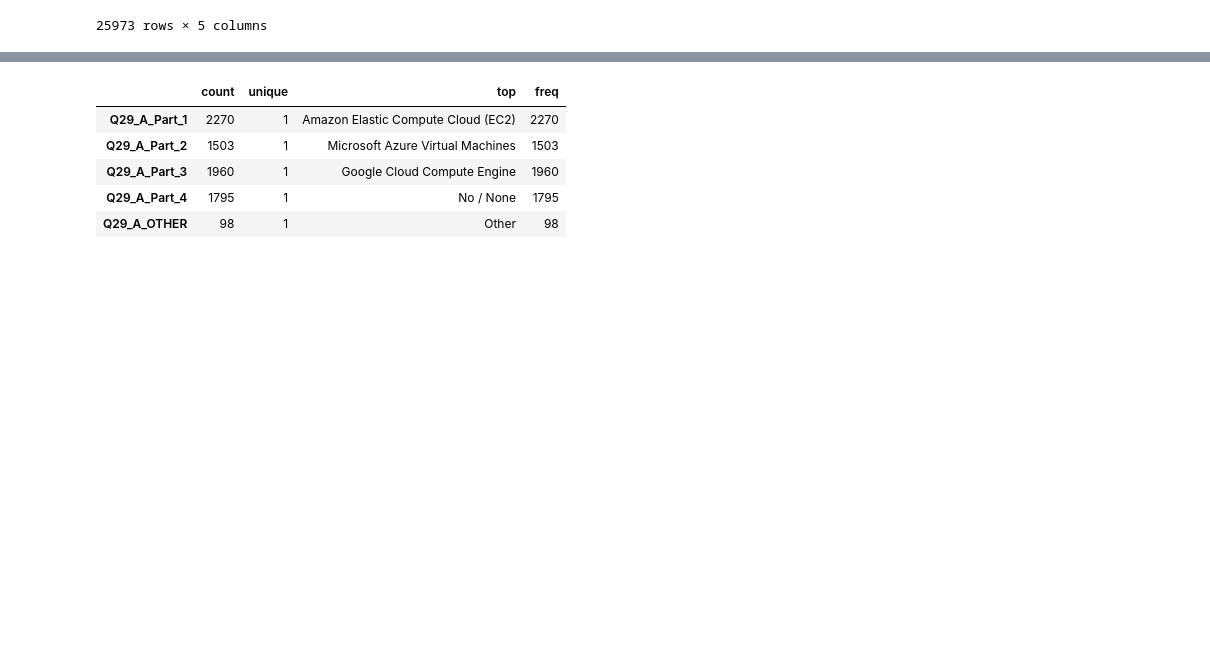
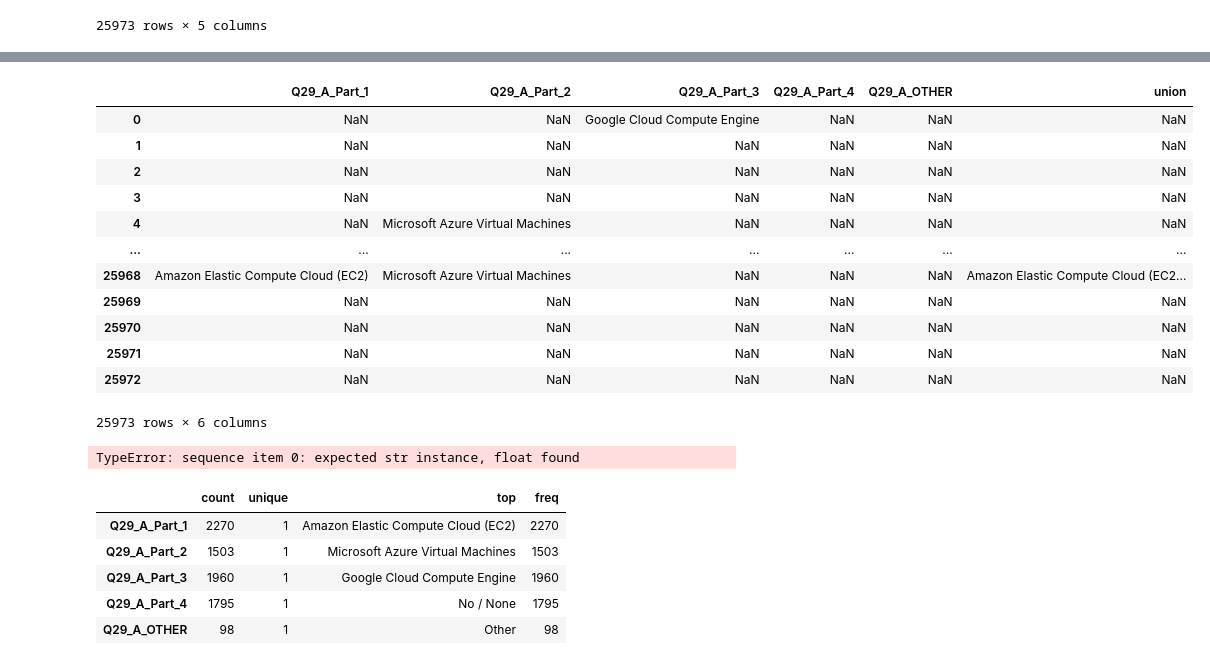
Before and after one commit to Adalab/project-DA-promo-B-modulo-2-team-1, a Jupyter notebook: limpieza.ipynb, the cells around one changed output, grey strips where cells are left out. Cells and saved outputs as stored; diff of their text form; code cells hidden in the pictures; blank space fills up the shorter version.

Commit message:
avanzando union de columnas

```diff
--- a/limpieza.ipynb
+++ b/limpieza.ipynb
@@ -81,3 +82,10 @@ a
 | 25971 | NaN | NaN | NaN | NaN | NaN |
 | 25972 | NaN | NaN | NaN | NaN | NaN |
 25973 rows × 5 columns
+# %%
+def nan_str(col):
+    if col == np.nan:
+        return str(col)
+
+    else:
+        return col
@@ -83,0 +99,2 @@ a
+# %%
+a['union2'] = a['union'].apply(nan_str)
@@ -83,0 +115,2 @@ a
+# %%
+a['union']=a['Q29_A_Part_1'] + ', ' + a['Q29_A_Part_2'].astype(str) + ', ' + a['Q29_A_Part_3'].astype(str) + ', ' + a['Q29_A_Part_4'].astype(str) + ', ' + a['Q29_A_OTHER'].astype(str)
@@ -84,3 +123,23 @@ a
+# %%
+a.explode('union')
+# %% [output]
+|  | Q29_A_Part_1 | Q29_A_Part_2 | Q29_A_Part_3 | Q29_A_Part_4 | Q29_A_OTHER | union |
+| 0 | NaN | NaN | Google Cloud Compute Engine | NaN | NaN | NaN |
+| 1 | NaN | NaN | NaN | NaN | NaN | NaN |
+| 2 | NaN | NaN | NaN | NaN | NaN | NaN |
+| 3 | NaN | NaN | NaN | NaN | NaN | NaN |
+| 4 | NaN | Microsoft Azure Virtual Machines | NaN | NaN | NaN | NaN |
+| ... | ... | ... | ... | ... | ... | ... |
+| 25968 | Amazon Elastic Compute Cloud (EC2) | Microsoft Azure Virtual Machines | NaN | NaN | NaN | Amazon Elastic Compute Cloud (EC2... |
+| 25969 | NaN | NaN | NaN | NaN | NaN | NaN |
+| 25970 | NaN | NaN | NaN | NaN | NaN | NaN |
+| 25971 | NaN | NaN | NaN | NaN | NaN | NaN |
+| 25972 | NaN | NaN | NaN | NaN | NaN | NaN |
+25973 rows × 6 columns
+# %%
+a[['Q29_A_Part_1', 'Q29_A_Part_2', 'Q29_A_Part_3', 'Q29_A_Part_4', 'Q29_A_OTHER']].T.agg(','.join)
+# %% [output]
+TypeError: sequence item 0: expected str instance, float found
 # %%
 c = a.describe(include="object").T
 c
```
Also changed, not shown: parts of 6 cells of this notebook.
